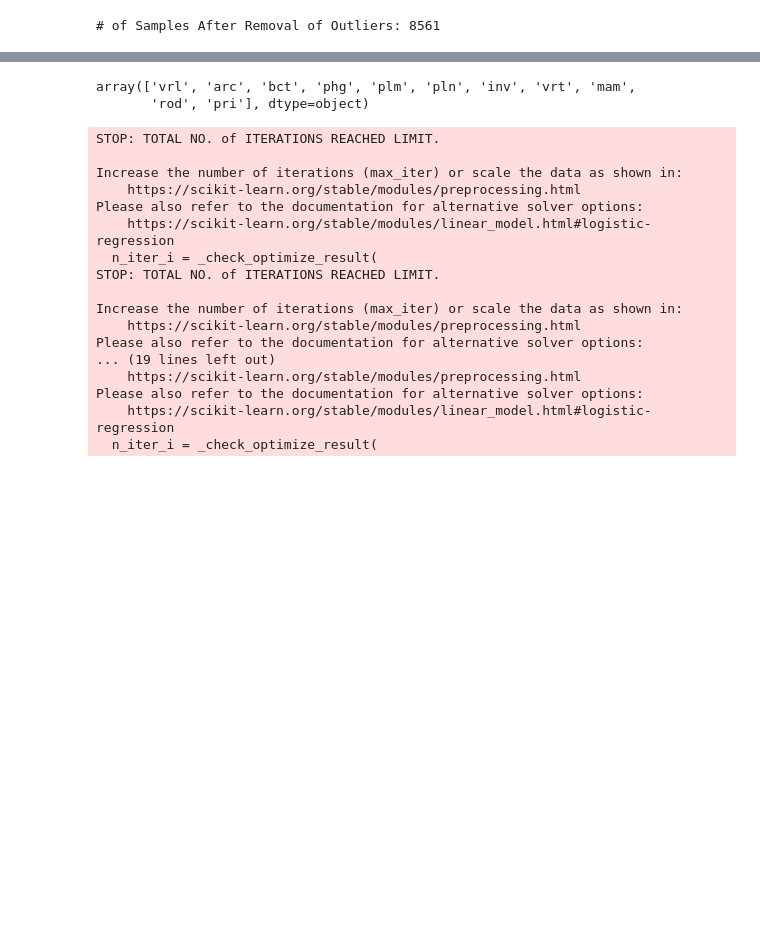
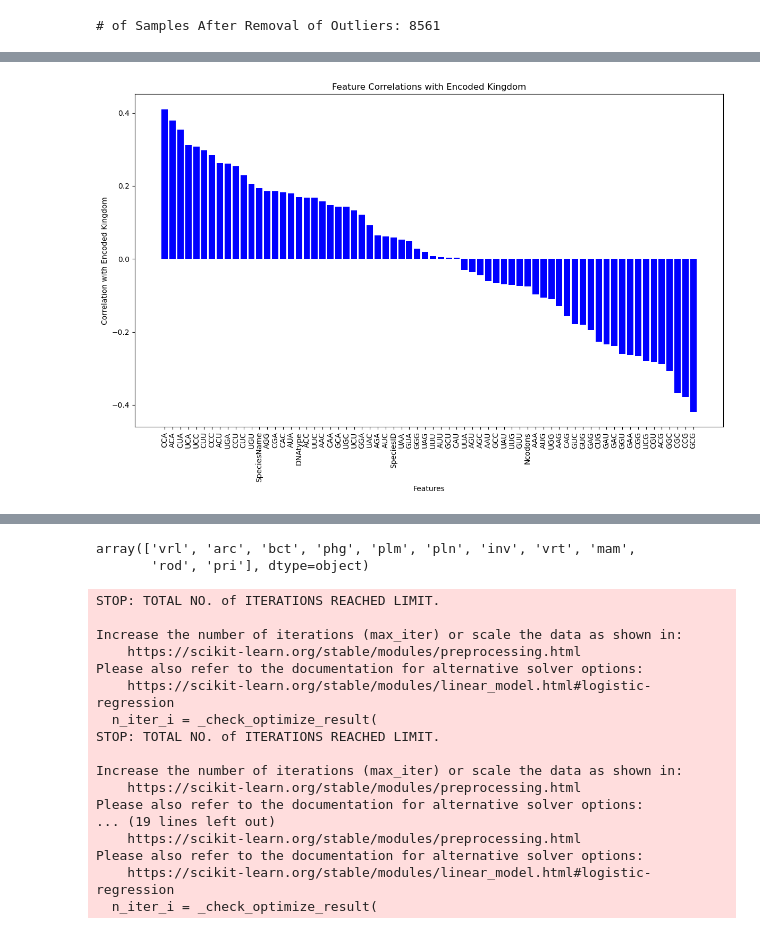
Before and after one commit to exumbris/Species-Classification, a Jupyter notebook: analysis.ipynb, the cells around one changed output, grey strips where cells are left out. Drawn from its saved outputs; the diff is of its cells as text; code cells hidden in the pictures; blank space fills up the shorter version.

```diff
--- a/analysis.ipynb
+++ b/analysis.ipynb
@@ -296,0 +342,30 @@ print(f"# of Samples After Removal of Outliers: {df.shape[0]}")
+# %%
+
+
+
+numeric_cols = df.select_dtypes(include=[np.number])
+numeric_cols['Kingdom_encoded'] = df['Kingdom_encoded']  # Add the encoded Kingdom column to numeric dataframe
+
+# Calculate the correlation matrix for numeric columns
+correlation_matrix = numeric_cols.corr()
+
+# Extract correlations of all features with the encoded 'Kingdom' label
+label_correlation = correlation_matrix['Kingdom_encoded']
+
+# Remove the label itself from the correlation series to avoid self-correlation
+label_correlation = label_correlation.drop('Kingdom_encoded')
+
+# Sorting the features based on their correlation with the label
+sorted_label_correlation = label_correlation.sort_values(ascending=False)
+
+# Plotting all feature correlations with the encoded 'Kingdom'
+plt.figure(figsize=(12, 8))  # Adjust the figure size as necessary
+plt.bar(sorted_label_correlation.index, sorted_label_correlation.values, color='blue')
+plt.xlabel('Features')
+plt.ylabel('Correlation with Encoded Kingdom')
+plt.title('Feature Correlations with Encoded Kingdom')
+plt.xticks(rotation=90)  # Rotate feature names for better readability
+plt.tight_layout()
+plt.show()
+# %% [output]
+[figure, added]
```
Also changed, not shown: parts of 13 cells of this notebook.
